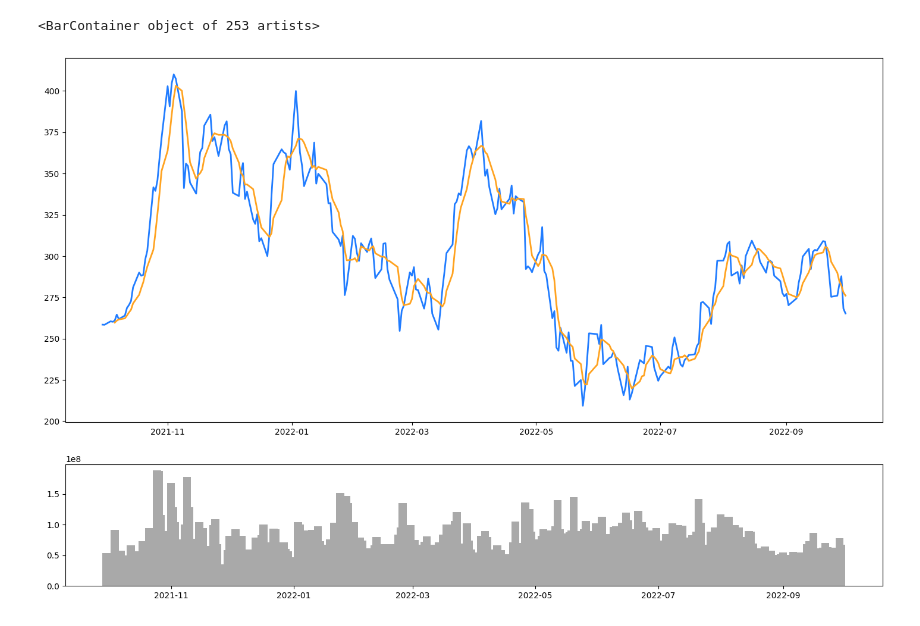
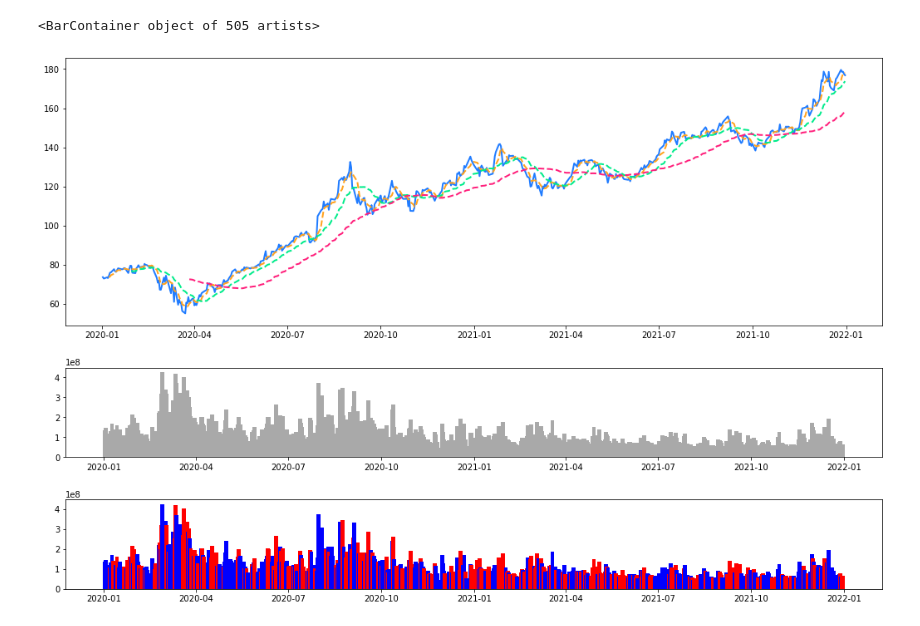
Before and after one commit to RobinChien/y_finance_demo, a Jupyter notebook: y_finance_demo.ipynb, the cells around one changed output. Saved outputs shown, nothing was run; the diff lists cells and outputs as text; code cells hidden in the pictures.

```diff
--- a/y_finance_demo.ipynb
+++ b/y_finance_demo.ipynb
@@ -56,0 +5,3 @@ plt.plot(
+# %%
+aapl_df = yf.download("AAPL", start='2020-01-01', end='2022-01-01')
+aapl_df
@@ -127,19 +144,21 @@ tsla_df
 colors = {'red': '#ff207c', 'grey': '#42535b', 'blue': '#207cff', 'orange': '#ffa320', 'green': '#00ec8b'}
 # %%
-# Show 1MA and 5MA line chart
 mov_avg = {
-        'MA (1)': {'Range': 1, 'Color': colors['blue']},
-        'MA (5)': {'Range': 5, 'Color': colors['orange']}
-    }
+            'MA (1)': {'Range':'1', 'Color': colors['blue'],'linestyle': '-'  },
+            'MA (5)': {'Range':'5', 'Color': colors['orange'], 'linestyle': '--'},
+            'MA (20)': {'Range':'20', 'Color': colors['green'], 'linestyle': '--'},
+            'MA (60)': {'Range':'60', 'Color': colors['red'], 'linestyle': '--'}
+}
 
-date = tsla_df.index
+date = aapl_df.index
 
 for ma, ma_info in mov_avg.items():
     column_name = "MA for %s days" %(str(ma_info['Range']))
     plt.plot(
         date,
-        tsla_df[column_name],
+        aapl_df[column_name],
         color=ma_info['Color'],
+        linestyle=ma_info['linestyle'],
         label=ma,
         linewidth=2
     )
@@ -148,6 +167,5 @@ for ma, ma_info in mov_avg.items():
 # %%
-# Volumn bar plot
-vol = tsla_df['Volume']
+vol = aapl_df['Volume']
 
 vol_plot = plt.bar(date, vol, width=4, color='darkgrey')
 vol_plot
@@ -156,0 +175,5 @@ vol_plot
+# %%
+col = aapl_df['color']
+
+vol_col_plot = plt.bar(date, vol, width=4, color=col)
+vol_col_plot
@@ -157,31 +183,30 @@ vol_plot
 # %%
-# Combine prices and volumes in one figure
-
-# The setting of figure
 plt.rc('figure', figsize=(15, 10))
 
-# Create a figure and a set of subplots.
 fig, axes = plt.subplots(
-    2, # rows
-    1, # columns
-    gridspec_kw={'height_ratios': [3, 1]} # Defines the relative heights of the rows
+    3,
+    1,
+    gridspec_kw={'height_ratios': [3, 1, 1]}
 )
 
-# Adjust the padding between and around subplots.
 fig.tight_layout(pad=3)
 
 # subplot 1
 plot_close_price = axes[0]
 for ma, ma_info in mov_avg.items():
     column_name = "MA for %s days" %(str(ma_info['Range']))
     plot_close_price.plot(
-        date, tsla_df[column_name],
-        color=ma_info['Color'], label=ma, linewidth=2
+        date, aapl_df[column_name],
+        color=ma_info['Color'], label=ma, linewidth=2, linestyle=ma_info['linestyle'],
     )
 
 # subplot 2
 plot_vol = axes[1]
 plot_vol.bar(date, vol, width=4, color='darkgrey')
+
+# subplot 3
+vol_col_plot = axes[2]
+vol_col_plot.bar(date, vol, width=4, color=col)
 # %% [output]
-<BarContainer object of 253 artists>
+<BarContainer object of 505 artists>
-[figure, old version]
+[figure, new version]
```
Also changed, not shown: parts of 19 cells of this notebook.
